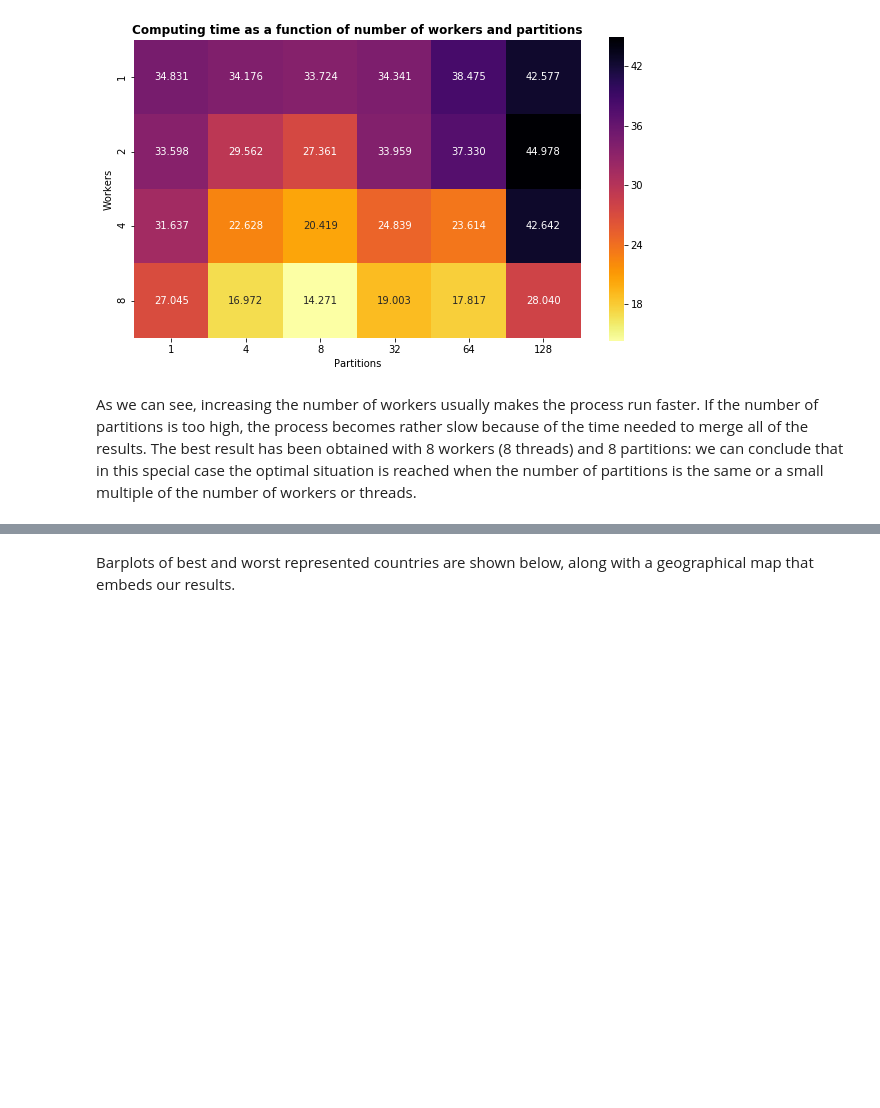
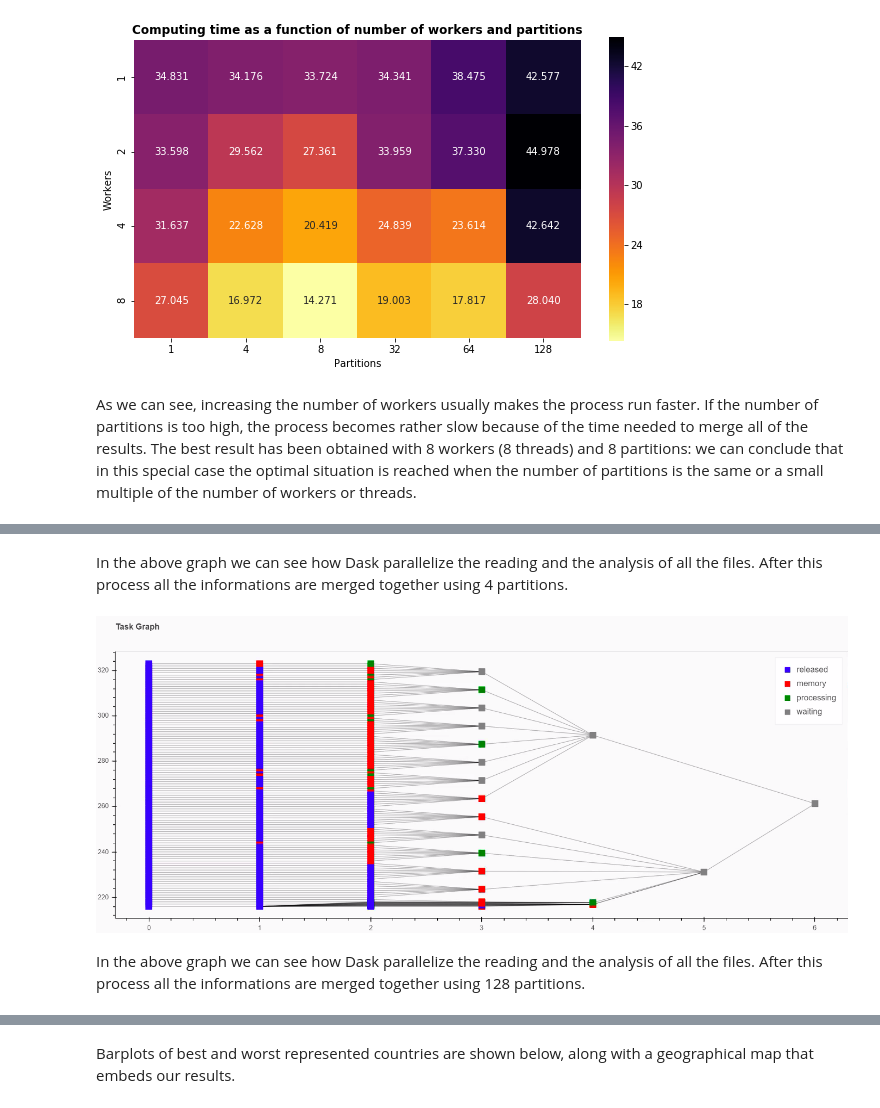
Before and after one commit to GhidoniR/Meta_Analysis_of_COVID_papers, a Jupyter notebook: COVID_project_notebook_FINALRUN-2 (1).ipynb, the cells around one changed output, grey strips where cells are left out. Cells and saved outputs as stored; diff of their text form; code cells hidden in the pictures; blank space fills up the shorter version.

```diff
--- a/COVID_project_notebook_deepnote.ipynb
+++ b/COVID_project_notebook_FINALRUN-2 (1).ipynb
@@ -271,0 +384,9 @@ As we can see, increasing the number of workers usually makes the process run fa
+# %% [markdown]
+In the above graph we can see how Dask parallelize the reading and the analysis of all the files. After this process all the informations are merged together using 4 partitions.
+# %%
+img = Image.open('128part.png')
+img.show()
+# %% [output]
+[figure, added]
+# %% [markdown]
+In the above graph we can see how Dask parallelize the reading and the analysis of all the files. After this process all the informations are merged together using 128 partitions.
```
Also changed, not shown: parts of 43 cells of this notebook, 8 other files.
